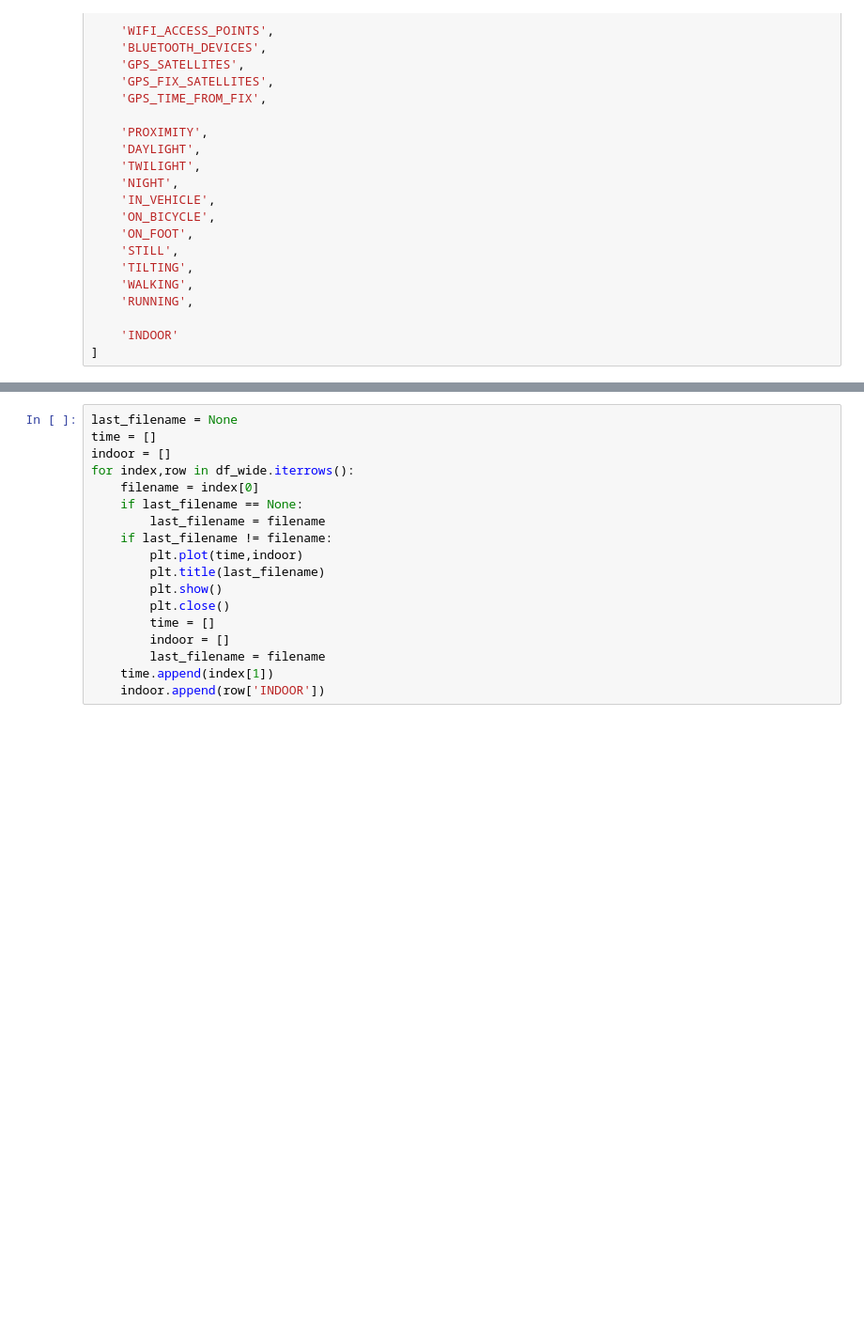
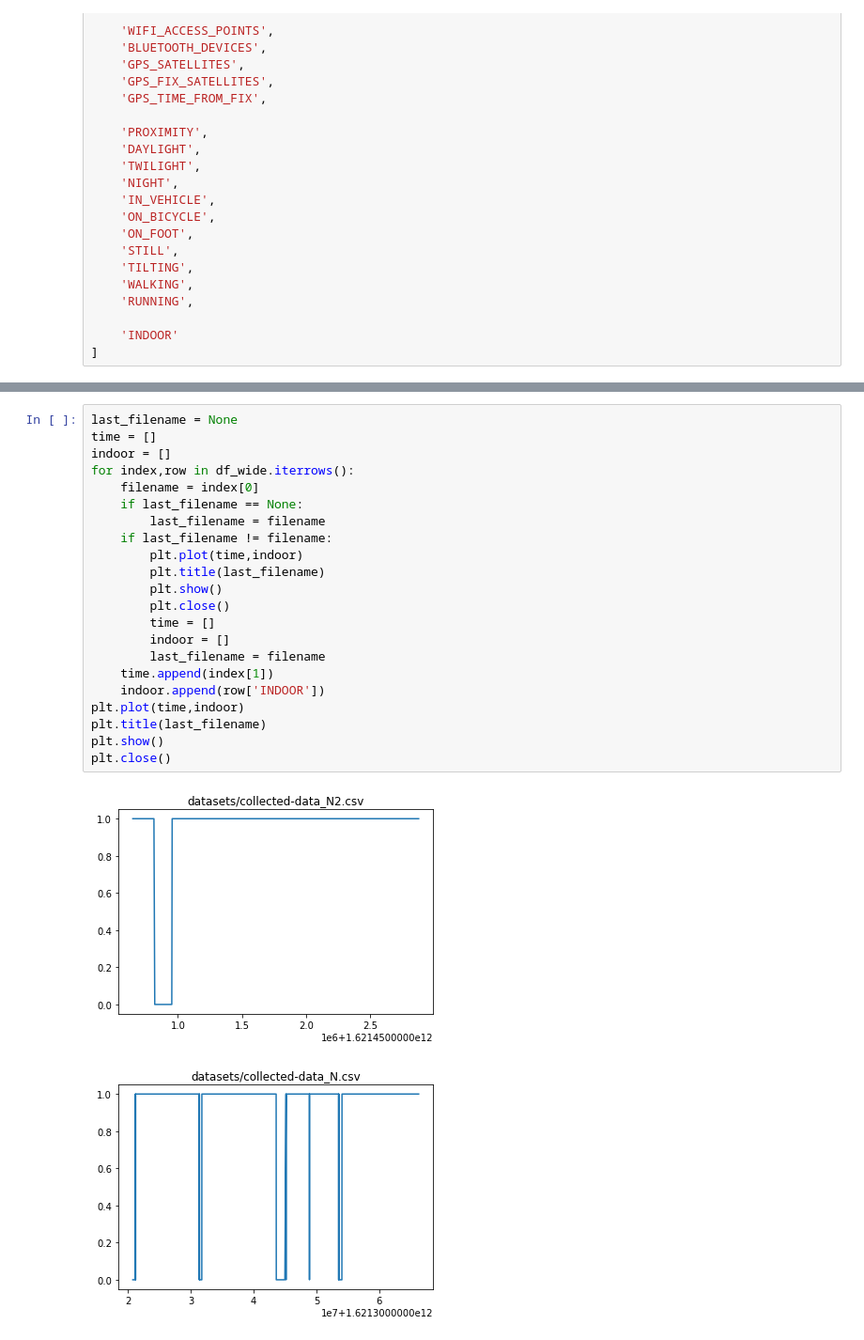
Before and after one commit to SpeedJack/IODataAcquisition, a Jupyter notebook: nn/prepare.ipynb, the cells around one changed output, grey strips where cells are left out. Shown at 94% size. Saved outputs shown, nothing was run; the diff lists cells and outputs as text; blank space fills up the shorter version.

```diff
--- a/nn/prepare.ipynb
+++ b/nn/prepare.ipynb
@@ -255,20 +256,27 @@ Name: INDOOR, dtype: int64
 # %%
 last_filename = None
 time = []
 indoor = []
 for index,row in df_wide.iterrows():
     filename = index[0]
     if last_filename == None:
         last_filename = filename
     if last_filename != filename:
         plt.plot(time,indoor)
         plt.title(last_filename)
         plt.show()
         plt.close()
         time = []
         indoor = []
         last_filename = filename
     time.append(index[1])
     indoor.append(row['INDOOR'])
+plt.plot(time,indoor)
+plt.title(last_filename)
+plt.show()
+plt.close()
+# %% [output]
+[figure, added]
+[figure, added]
 # %%
 descb = df_wide.describe()
```
Also changed, not shown: parts of 8 cells of this notebook, 1 other file.
